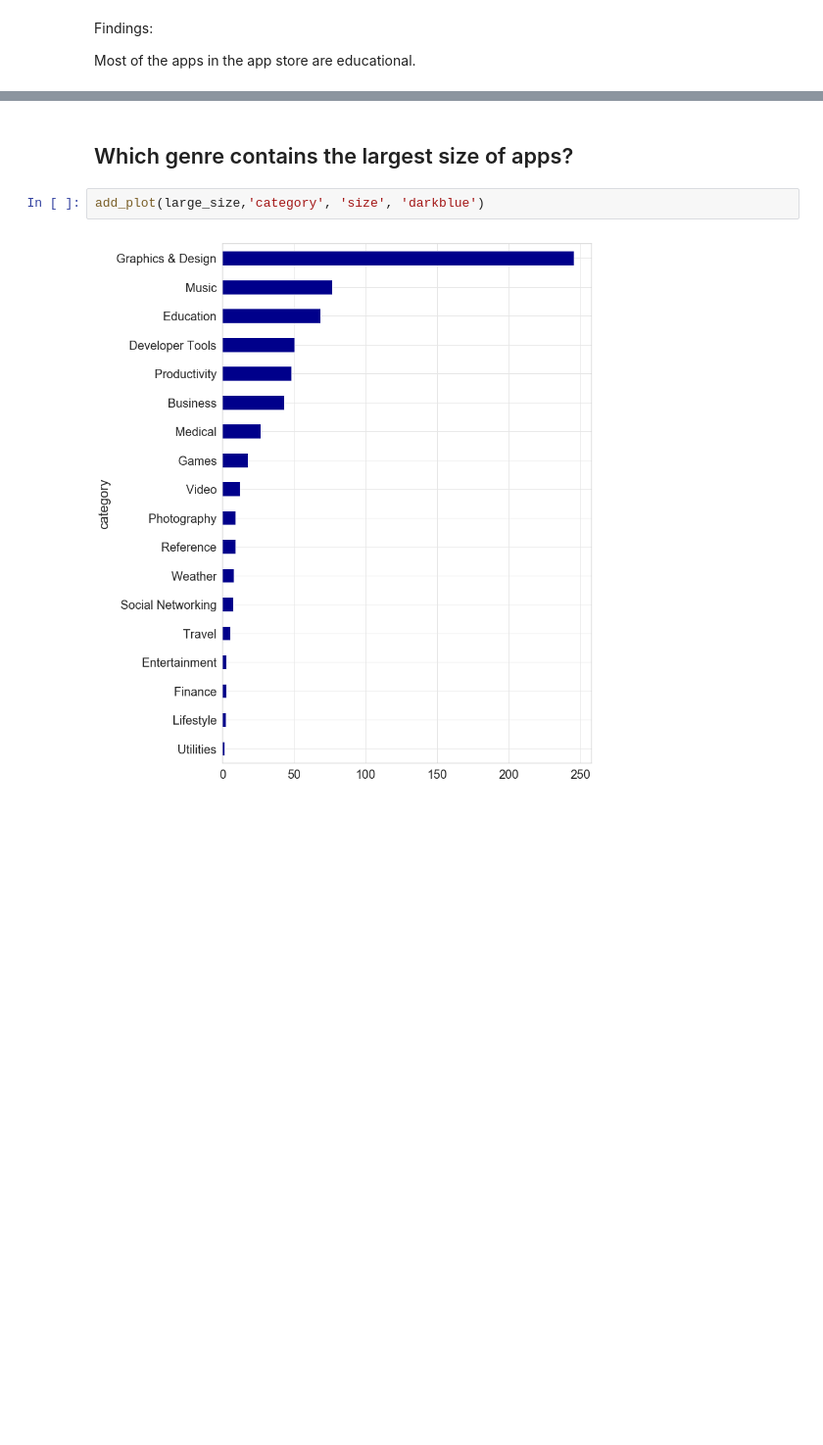
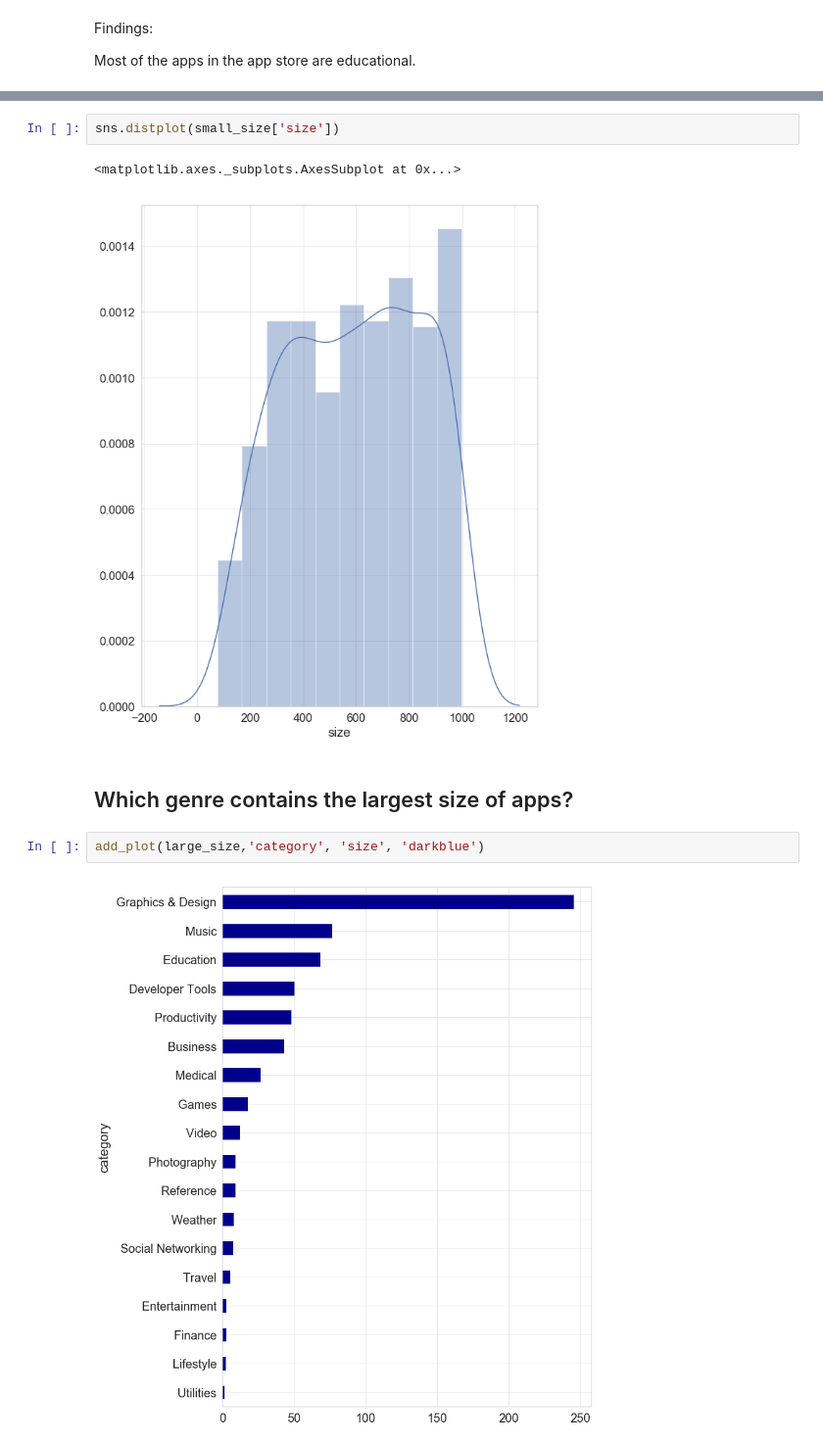
Before and after one commit to drucilal/Scraping_AppleMac_Store, a Jupyter notebook: Mac_EDA.ipynb, the cells around one changed output, grey strips where cells are left out. Shown at 98% size. Drawn from its saved outputs; the diff is of its cells as text; blank space fills up the shorter version.

```diff
--- a/Mac_EDA.ipynb
+++ b/Mac_EDA.ipynb
@@ -58,3 +45,8 @@ small_size['size'] = small_size['size'].astype(float)
+# %%
+sns.distplot(small_size['size'])
+# %% [output]
+<matplotlib.axes._subplots.AxesSubplot at 0x...>
+[figure, added]
 # %% [markdown]
 ## Which genre contains the largest size of apps?
 # %%
```
Also changed, not shown: parts of 27 cells of this notebook, 1 other file.
